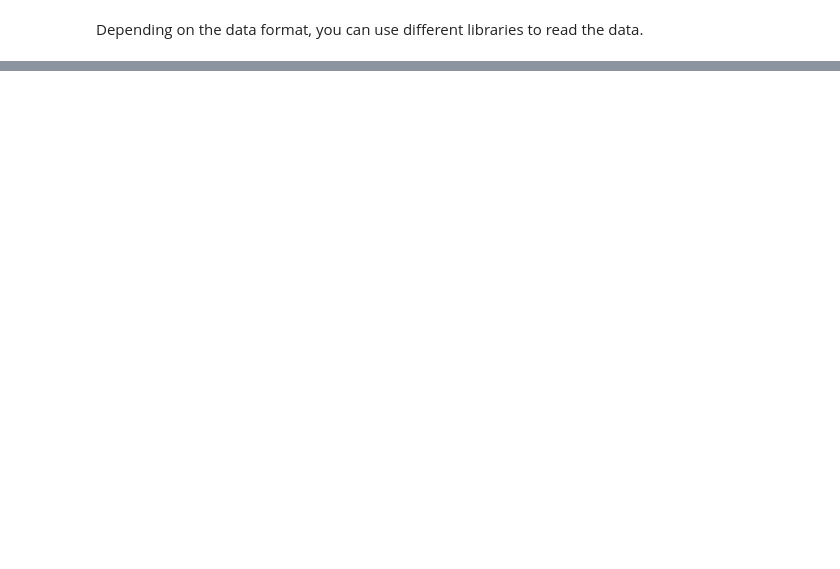
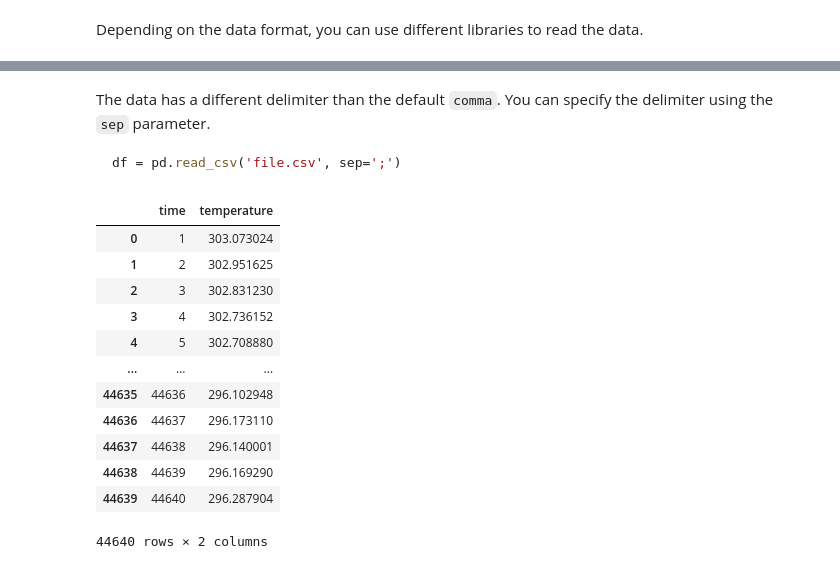
Before and after one commit to stkroe/PythonforChemists, a Jupyter notebook: course/chapters/Basics/Lecture1/SimpleDataImport.ipynb, the cells around one changed output, grey strips where cells are left out. Saved outputs shown, nothing was run; the diff lists cells and outputs as text; code cells hidden in the pictures; blank space fills up the shorter version.

Commit message:
simple data import

````diff
--- a/course/chapters/Basics/Lecture1/SimpleDataImport.ipynb
+++ b/course/chapters/Basics/Lecture1/SimpleDataImport.ipynb
@@ -93,0 +63,23 @@ data = cursor.fetchall()
+# %% [markdown]
+The data has a different delimiter than the default `comma`. You can specify the delimiter using the `sep` parameter.
+
+```python
+df = pd.read_csv('file.csv', sep=';')
+```
+# %%
+data = pd.read_csv('../../../data/temperatures.csv', sep=';')
+data
+# %% [output]
+|  | time | temperature |
+| 0 | 1 | 303.073024 |
+| 1 | 2 | 302.951625 |
+| 2 | 3 | 302.831230 |
+| 3 | 4 | 302.736152 |
+| 4 | 5 | 302.708880 |
+| ... | ... | ... |
+| 44635 | 44636 | 296.102948 |
+| 44636 | 44637 | 296.173110 |
+| 44637 | 44638 | 296.140001 |
+| 44638 | 44639 | 296.169290 |
+| 44639 | 44640 | 296.287904 |
+44640 rows × 2 columns
````
Also changed, not shown: parts of 43 cells of this notebook, 6 other files.
